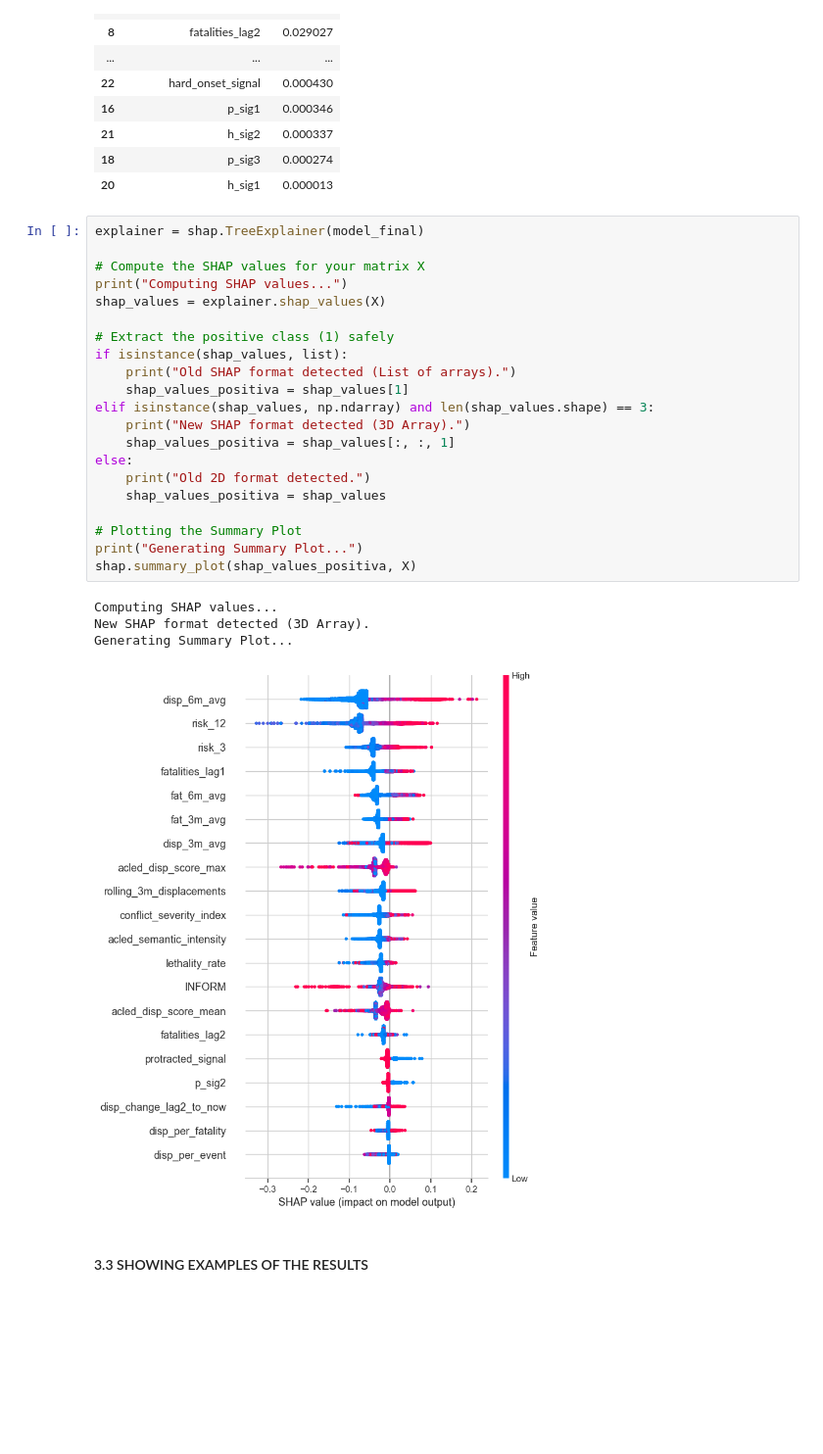
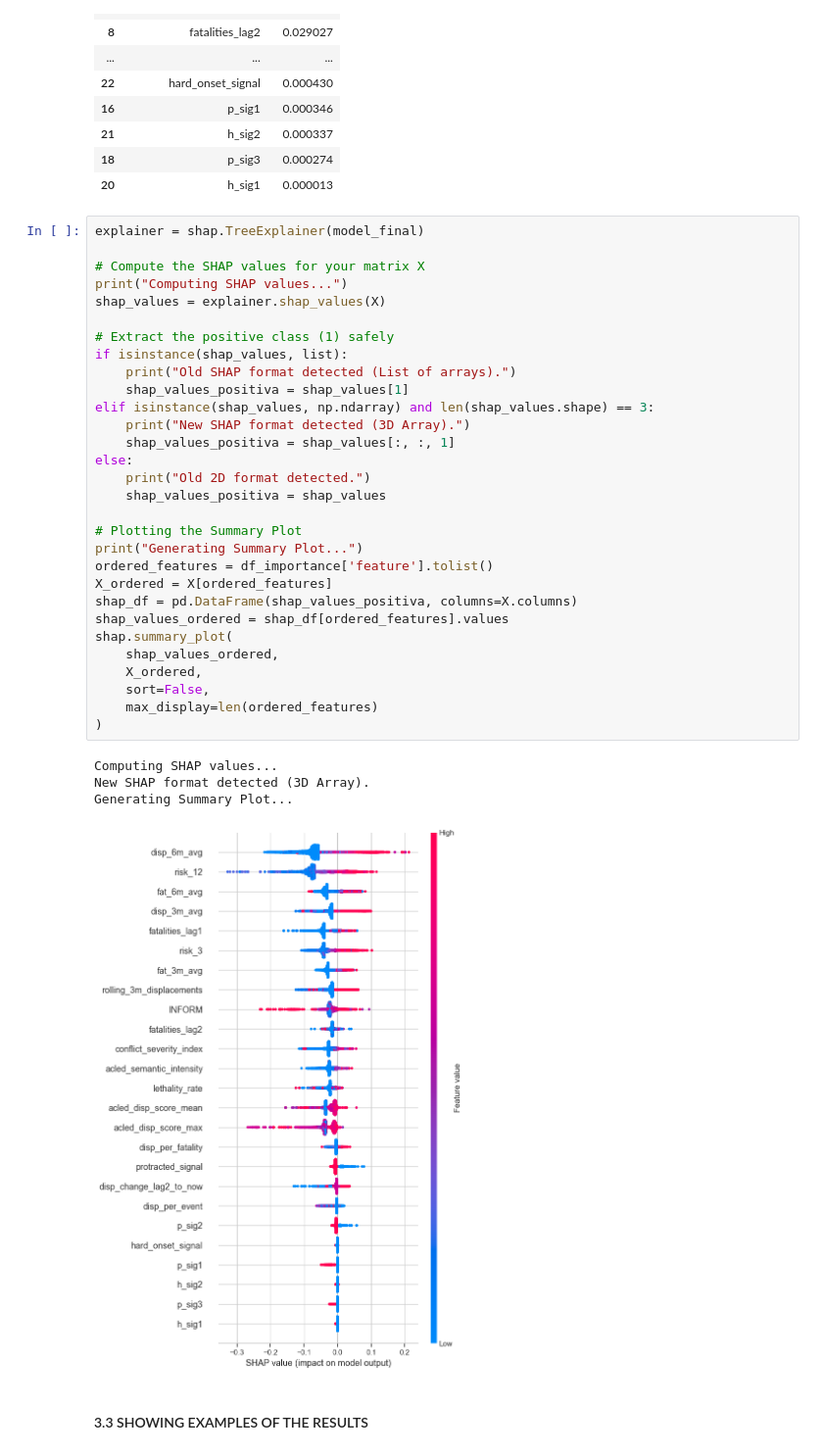
Before and after one commit to gallagelpi/Master_thesis, a Jupyter notebook: pipeline/results.ipynb, the cells around one changed output. Shown at 98% size. Drawn from its saved outputs; the diff is of its cells as text; blank space fills up the shorter version.

Commit message:
new plot

```diff
--- a/pipeline/results.ipynb
+++ b/pipeline/results.ipynb
@@ -861,29 +861,38 @@ Feature importance:
 # %%
 explainer = shap.TreeExplainer(model_final)
 
 # Compute the SHAP values for your matrix X
 print("Computing SHAP values...")
 shap_values = explainer.shap_values(X)
 
 # Extract the positive class (1) safely
 if isinstance(shap_values, list):
     print("Old SHAP format detected (List of arrays).")
     shap_values_positiva = shap_values[1]
 elif isinstance(shap_values, np.ndarray) and len(shap_values.shape) == 3:
     print("New SHAP format detected (3D Array).")
     shap_values_positiva = shap_values[:, :, 1]
 else:
     print("Old 2D format detected.")
     shap_values_positiva = shap_values
 
 # Plotting the Summary Plot
 print("Generating Summary Plot...")
-shap.summary_plot(shap_values_positiva, X)
+ordered_features = df_importance['feature'].tolist()
+X_ordered = X[ordered_features]
+shap_df = pd.DataFrame(shap_values_positiva, columns=X.columns)
+shap_values_ordered = shap_df[ordered_features].values
+shap.summary_plot(
+    shap_values_ordered,
+    X_ordered,
+    sort=False,
+    max_display=len(ordered_features)
+)
 # %% [output]
 Computing SHAP values...
 New SHAP format detected (3D Array).
 Generating Summary Plot...
-[figure, old version]
+[figure, new version]
 # %% [markdown]
 #### 3.3 SHOWING EXAMPLES OF THE RESULTS
 # %%
```
Also changed, not shown: parts of 2 cells of this notebook, 3 other files.
